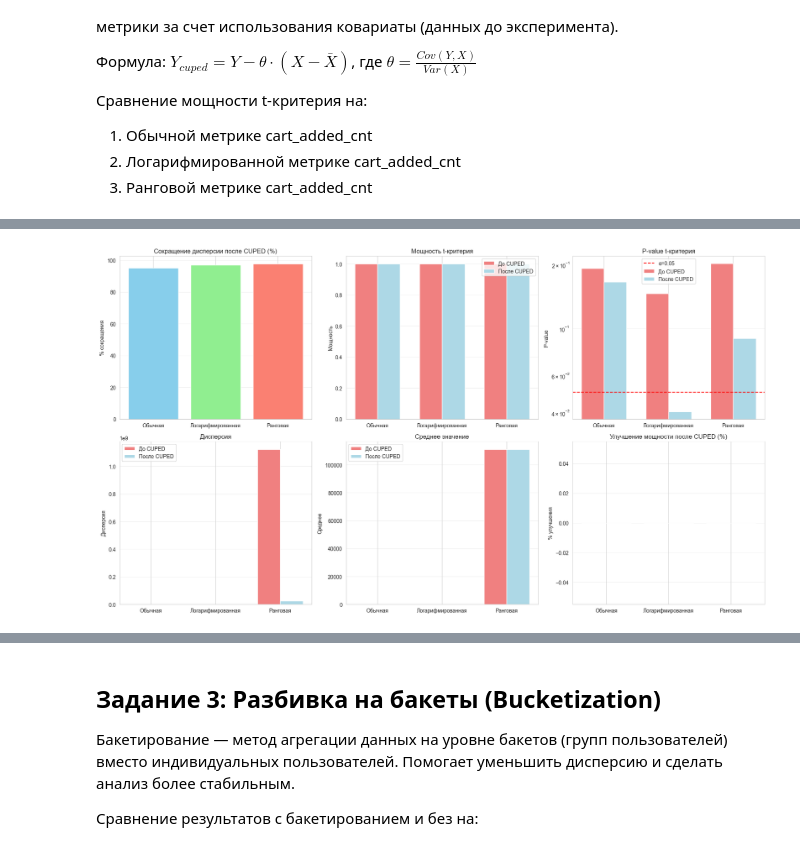
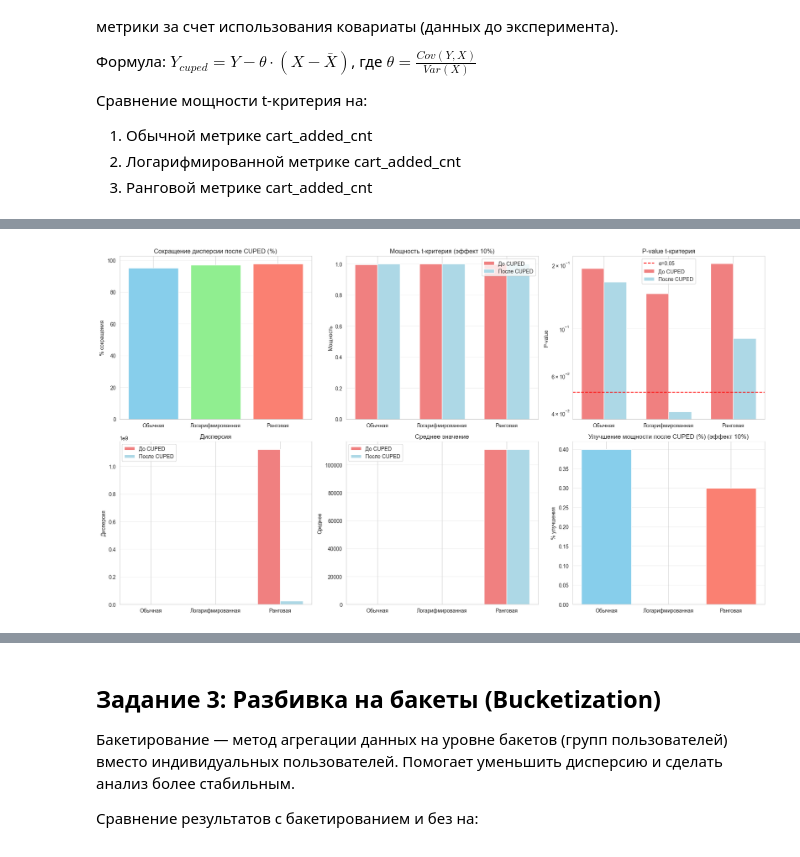
Before and after one commit to EgorovM/itmo_abtest, a Jupyter notebook: notebooks/AB_ITMO_HomeWork2.ipynb, the cells around one changed output, grey strips where cells are left out. Saved outputs shown, nothing was run; the diff lists cells and outputs as text; code cells hidden in the pictures.

Commit message:
[fix] feedback with correctness and power

```diff
--- a/notebooks/AB_ITMO_HomeWork2.ipynb
+++ b/notebooks/AB_ITMO_HomeWork2.ipynb
@@ -44,10 +44,10 @@ sns.set_style("whitegrid")
 plt.rcParams['figure.figsize'] = (12, 6)
 # %%
 # Загрузка данных
-df_sept = pd.read_csv('../data/shop_df_metrics_sept.csv')
-df_dec = pd.read_csv('../data/shop_df_metrics_dec.csv')
-df_users = pd.read_csv('../data/shop_df_users.csv')
-df_hw = pd.read_csv('../data/df_hw.csv')
+df_sept = pd.read_csv('./data/shop_df_metrics_sept.csv')
+df_dec = pd.read_csv('./data/shop_df_metrics_dec.csv')
+df_users = pd.read_csv('./data/shop_df_users.csv')
+df_hw = pd.read_csv('./data/df_hw.csv')
 
 print("Размеры датасетов:")
 print(f"Сентябрь: {len(df_sept)} строк")
@@ -686,9 +1157,9 @@ axes[0, 0].grid(True, alpha=0.3, axis='y')
 
 x = np.arange(len(results_summary))
 width = 0.35
-axes[0, 1].bar(x - width/2, results_summary['power_before'], width, label='До CUPED', color='lightcoral')
-axes[0, 1].bar(x + width/2, results_summary['power_after'], width, label='После CUPED', color='lightblue')
-axes[0, 1].set_title('Мощность t-критерия')
+axes[0, 1].bar(x - width/2, results_summary['power_before_10pct'], width, label='До CUPED', color='lightcoral')
+axes[0, 1].bar(x + width/2, results_summary['power_after_10pct'], width, label='После CUPED', color='lightblue')
+axes[0, 1].set_title('Мощность t-критерия (эффект 10%)')
 axes[0, 1].set_ylabel('Мощность')
 axes[0, 1].set_xticks(x)
 axes[0, 1].set_xticklabels(results_summary['metric'])
@@ -704,36 +1175,36 @@ axes[0, 2].set_xticks(x)
 axes[0, 2].set_xticklabels(results_summary['metric'])
 axes[0, 2].legend()
 axes[0, 2].grid(True, alpha=0.3, axis='y')
 axes[0, 2].set_yscale('log')
 
 axes[1, 0].bar(x - width/2, results_summary['var_before'], width, label='До CUPED', color='lightcoral')
 axes[1, 0].bar(x + width/2, results_summary['var_after'], width, label='После CUPED', color='lightblue')
 axes[1, 0].set_title('Дисперсия')
 axes[1, 0].set_ylabel('Дисперсия')
 axes[1, 0].set_xticks(x)
 axes[1, 0].set_xticklabels(results_summary['metric'])
 axes[1, 0].legend()
 axes[1, 0].grid(True, alpha=0.3, axis='y')
 
 axes[1, 1].bar(x - width/2, results_summary['mean_before'], width, label='До CUPED', color='lightcoral')
 axes[1, 1].bar(x + width/2, results_summary['mean_after'], width, label='После CUPED', color='lightblue')
 axes[1, 1].set_title('Среднее значение')
 axes[1, 1].set_ylabel('Среднее')
 axes[1, 1].set_xticks(x)
 axes[1, 1].set_xticklabels(results_summary['metric'])
 axes[1, 1].legend()
 axes[1, 1].grid(True, alpha=0.3, axis='y')
 
-power_improvement = (results_summary['power_after'] - results_summary['power_before']) * 100
+power_improvement = (results_summary['power_after_10pct'] - results_summary['power_before_10pct']) * 100
 axes[1, 2].bar(results_summary['metric'], power_improvement, color=['skyblue', 'lightgreen', 'salmon'])
-axes[1, 2].set_title('Улучшение мощности после CUPED (%)')
+axes[1, 2].set_title('Улучшение мощности после CUPED (%) (эффект 10%)')
 axes[1, 2].set_ylabel('% улучшения')
 axes[1, 2].grid(True, alpha=0.3, axis='y')
 
 plt.tight_layout()
 plt.show()
 # %% [output]
-[figure, old version]
+[figure, new version]
 # %% [markdown]
 ### Результаты задания 2 (CUPED)
 
```
Also changed, not shown: parts of 16 cells of this notebook.
